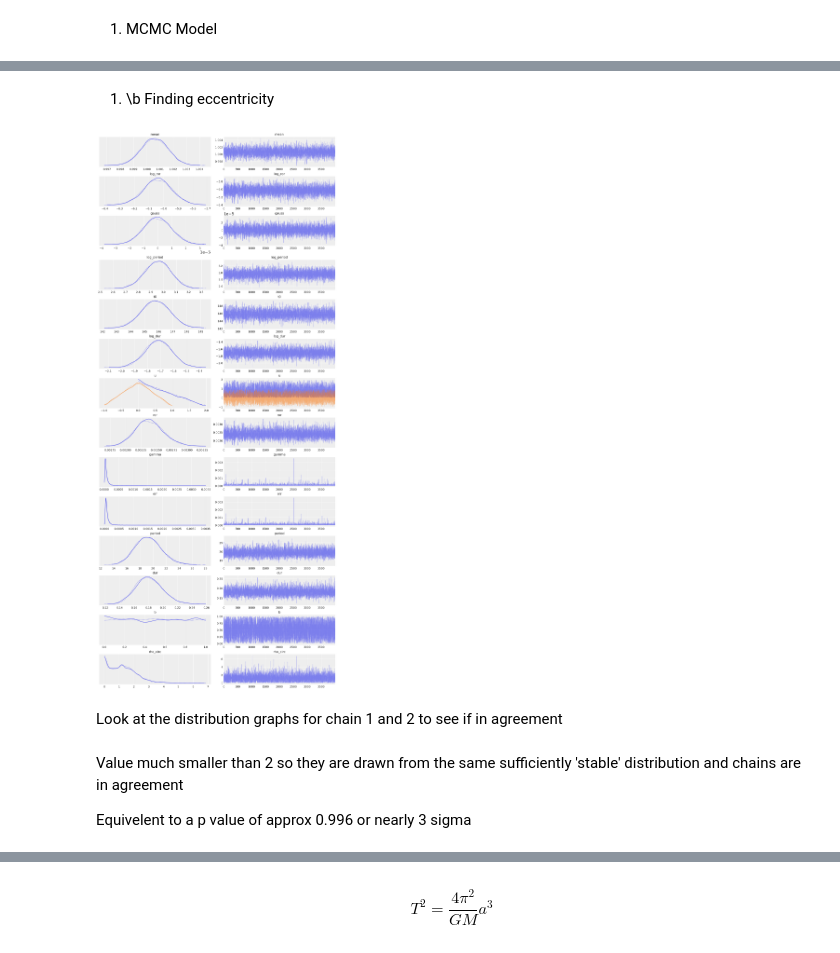
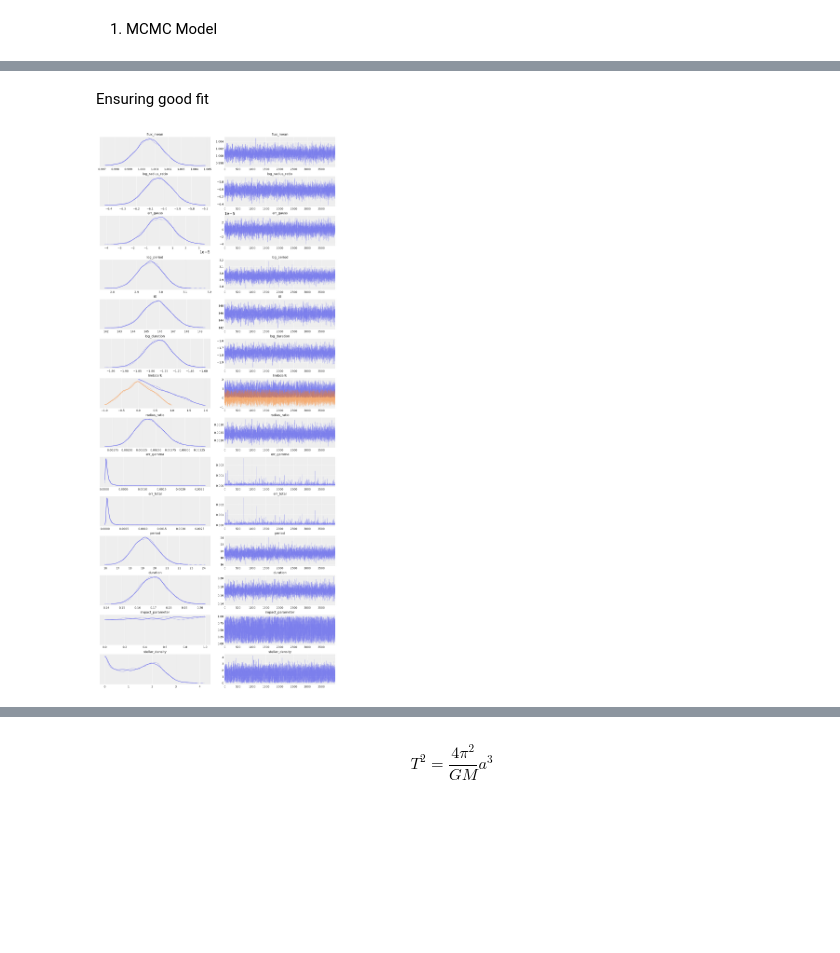
Before and after one commit to cm2435/university_computing_y3, a Jupyter notebook: ph30016_b/Coursework_B_Template.ipynb, the cells around one changed output, grey strips where cells are left out. Cells and saved outputs as stored; diff of their text form; code cells hidden in the pictures; blank space fills up the shorter version.

Commit message:
so much damn writing

```diff
--- a/ph30016_b/Coursework_B_Template.ipynb
+++ b/ph30016_b/Coursework_B_Template.ipynb
@@ -463,4 +501,12 @@ plt.colorbar(label="time [days]")
 # %%
+#Mask the time array to remove all flux values for before 1000 days into recording
+X_mask_alias = [x > 1000]
+x = x[X_mask_alias]
+x_fold = x_fold[X_mask_alias]
+y = y[X_mask_alias]
+yerr = yerr[X_mask_alias]
+
+#Plot the resulting folded light curve
 plt.figure(figsize=(8, 4))
 plt.scatter(x_fold, y, c=x, s=3)
 plt.xlabel("time since transit [days]")
@@ -508,29 +528,28 @@ depth_guess = 0.0057
 with pm.Model() as model_reduced:
 
     # Stellar parameters
-    mean = pm.Normal("mean", mu=1.0006, sigma=0.001)
-    u = xo.QuadLimbDark("u")
+    mean = pm.Normal("flux_mean", mu=1.0006, sigma=0.001)
+    u = xo.QuadLimbDark("limbdark")
     star_params = [mean, u]
 
     # Planet parameters
     log_ror = pm.Normal(
-        "log_ror", mu=0.5 * np.log(depth_guess * 1e-3), sigma=0.1
+        "log_radius_ratio", mu=0.5 * np.log(depth_guess * 1e-3), sigma=0.1
     )
-    ror = pm.Deterministic("ror", tt.exp(log_ror))
+    ror = pm.Deterministic("radius_ratio", tt.exp(log_ror))
 
     #Error parameters
     err_inverse_gamma = pm.InverseGamma("err_gamma", alpha=3.0, beta=1 * np.median(yerr))
     err_gauss = pm.Normal("err_gauss", mu=0, sigma=2 * np.std(yerr))
     err = pm.Deterministic('err_total', err_inverse_gamma + err_gauss)
-    #sigma = pm.Normal("sigma", alpha=3.0, beta=2 * np.median(yerr))
 
     # Orbital parameters
-    log_period = pm.Normal("log_period", mu=np.log(period_guess), sigma=0.1)
+    log_period = pm.Normal("log_period", mu=np.log(period_guess), sigma=0.05)
     period = pm.Deterministic("period", tt.exp(log_period))
     t0 = pm.Normal("t0", mu=t0_guess, sigma=1.0)
-    log_dur = pm.Normal("log_dur", mu=np.log(0.18), sigma=0.10)
-    dur = pm.Deterministic("dur", tt.exp(log_dur))
-    b = xo.distributions.ImpactParameter("b", ror=ror)
+    log_dur = pm.Normal("log_duration", mu=np.log(0.17), sigma=0.05)
+    dur = pm.Deterministic("duration", tt.exp(log_dur))
+    b = xo.distributions.ImpactParameter("impact_parameter", ror=ror,)
 
     # Set up the orbit
     orbit = xo.orbits.KeplerianOrbit(
@@ -541,7 +560,7 @@ with pm.Model() as model_reduced:
         )
 
     # We're going to track the implied density for reasons that will become clear later
-    pm.Deterministic("rho_circ", orbit.rho_star)
+    pm.Deterministic("stellar_density", orbit.rho_star)
 
     # Set up the mean transit model
     star = xo.LimbDarkLightCurve(u)
@@ -667,12 +675,10 @@ $\bullet$ Include a short (~ 200 word) description of a follow-up observations t
-# %% [markdown]
-1. \b Finding eccentricity
+# %% [markdown]
+Ensuring good fit
 # %%
 import arviz as az
 az.style.use("arviz-darkgrid")
 
 with model_reduced:
-    az.plot_trace(trace_small,)
+    az.plot_trace(trace_small)
 # %% [output]
-[figure, old version]
+[figure, new version]
-# %% [markdown]
-Look at the distribution graphs for chain 1 and 2 to see if in agreement
@@ -691,4 +684,0 @@ mask = np.logical_and(np.isfinite(chain_rho_circ_1), np.isfinite(chain_rho_circ_
-# %% [markdown]
-Value much smaller than 2 so they are drawn from the same sufficiently 'stable' distribution and chains are in agreement
-
-Equivelent to a p value of approx 0.996 or nearly 3 sigma
```
Also changed, not shown: parts of 56 cells of this notebook, 2 other files.
